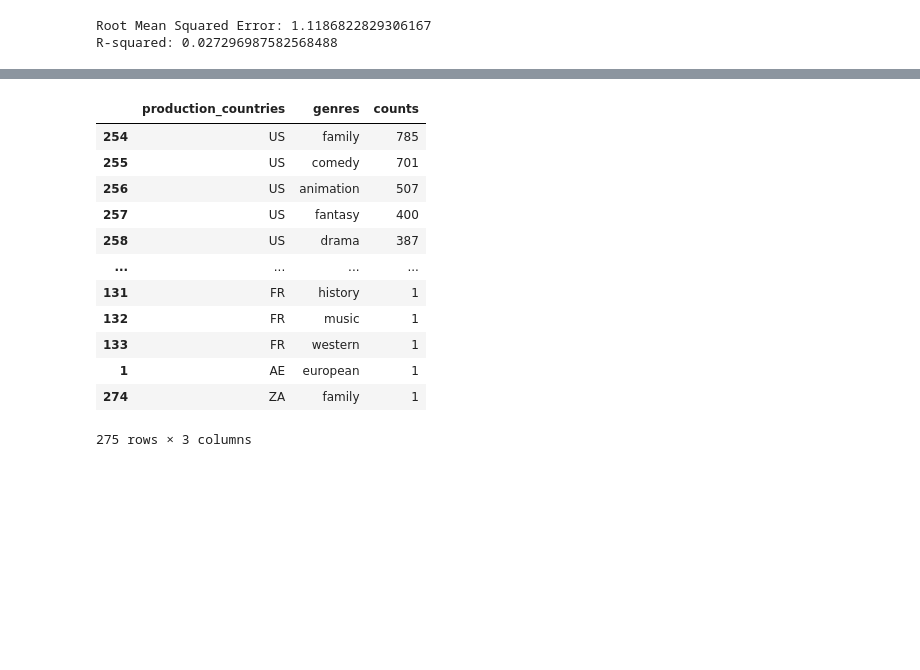
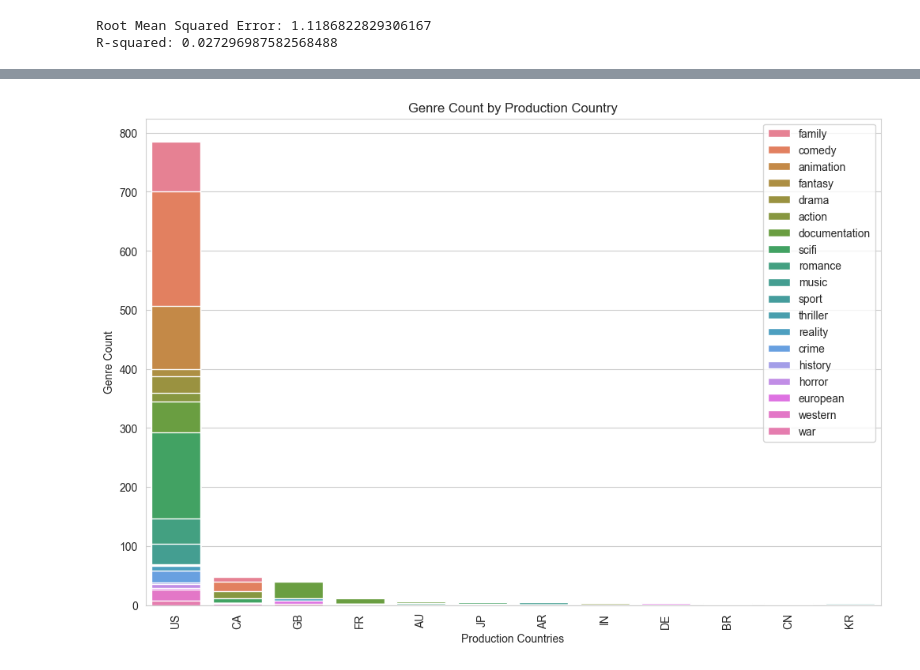
Before and after one commit to emchege/MIS546_Group_Project, a Jupyter notebook: production countries.ipynb, the cells around one changed output, grey strips where cells are left out. Drawn from its saved outputs; the diff is of its cells as text; code cells hidden in the pictures; blank space fills up the shorter version.

```diff
--- a/production countries.ipynb
+++ b/production countries.ipynb
@@ -431,16 +460,18 @@ df_gen
-# %%
-df_gen.sort_values(by='counts', ascending=False)
-# %% [output]
-|  | production_countries | genres | counts |
-| 254 | US | family | 785 |
-| 255 | US | comedy | 701 |
-| 256 | US | animation | 507 |
-| 257 | US | fantasy | 400 |
-| 258 | US | drama | 387 |
-| ... | ... | ... | ... |
-| 131 | FR | history | 1 |
-| 132 | FR | music | 1 |
-| 133 | FR | western | 1 |
-| 1 | AE | european | 1 |
-| 274 | ZA | family | 1 |
-275 rows × 3 columns
+# %%
+import seaborn as sns
+import matplotlib.pyplot as plt
+
+palette = sns.color_palette('husl', len(df_gen['genres'].unique()))
+
+sns.set_style("whitegrid")
+plt.figure(figsize=(12,8))
+sns.barplot(x='production_countries', y='counts', hue='genres',
+            data= df_gen, dodge=False, palette='husl')
+plt.title('Genre Count by Production Country')
+plt.xlabel('Production Countries')
+plt.ylabel('Genre Count')
+plt.legend(loc='upper right')
+plt.xticks(rotation=90)
+plt.show()
+# %% [output]
+[figure, added]
```
Also changed, not shown: parts of 13 cells of this notebook.
